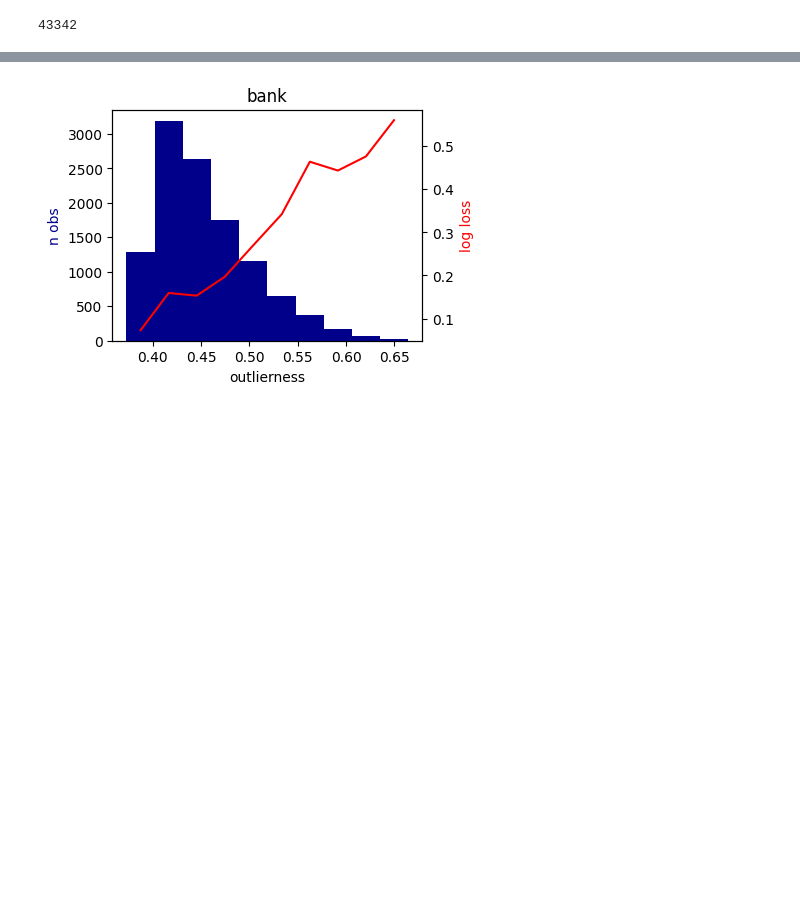
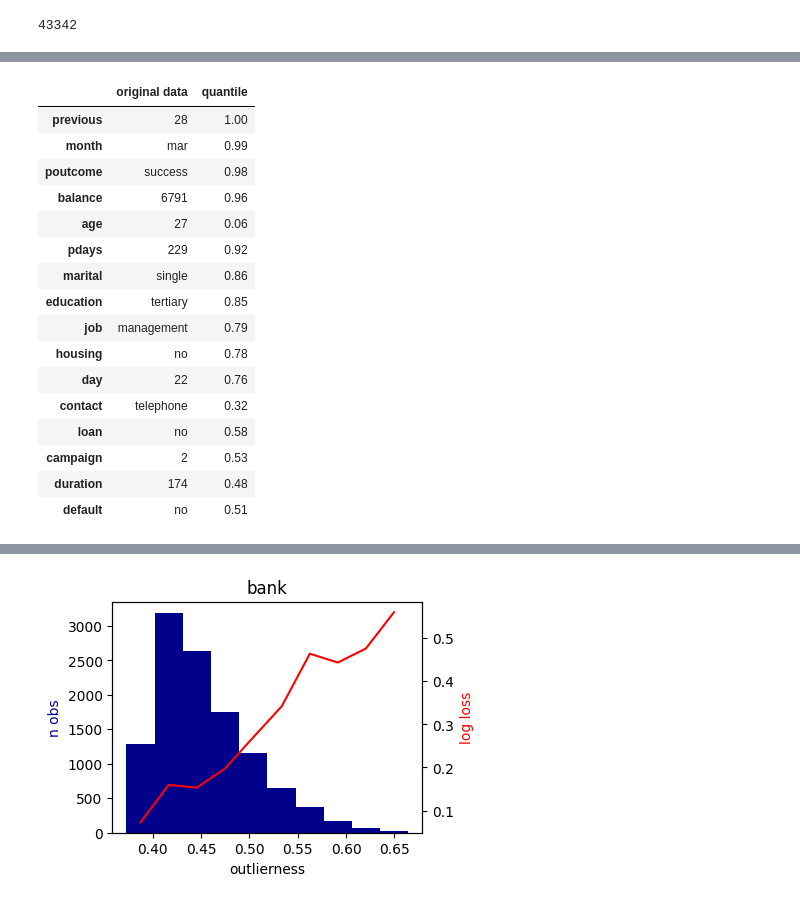
Before and after one commit to cagBRT/Data, a Jupyter notebook: Outlier_Experiments.ipynb, the cells around one changed output, grey strips where cells are left out. Cells and saved outputs as stored; diff of their text form; code cells hidden in the pictures; blank space fills up the shorter version.

```diff
--- a/Outlier_Experiments.ipynb
+++ b/Outlier_Experiments.ipynb
@@ -355,11 +355,28 @@ duration     0.481524
 default      0.508862
 Name: quantile, dtype: float64
 # %%
-
-
 out = pd.concat([
     X.loc[id, x.index].rename("original data"),
     x
 ], axis=1).round(2)
 
 out[(out["quantile"] > .95) | (out["quantile"] < .05)]
+out
+# %% [output]
+|  | original data | quantile |
+| previous | 28 | 1.00 |
+| month | mar | 0.99 |
+| poutcome | success | 0.98 |
+| balance | 6791 | 0.96 |
+| age | 27 | 0.06 |
+| pdays | 229 | 0.92 |
+| marital | single | 0.86 |
+| education | tertiary | 0.85 |
+| job | management | 0.79 |
+| housing | no | 0.78 |
+| day | 22 | 0.76 |
+| contact | telephone | 0.32 |
+| loan | no | 0.58 |
+| campaign | 2 | 0.53 |
+| duration | 174 | 0.48 |
+| default | no | 0.51 |
```
Also changed, not shown: parts of 20 cells of this notebook.
